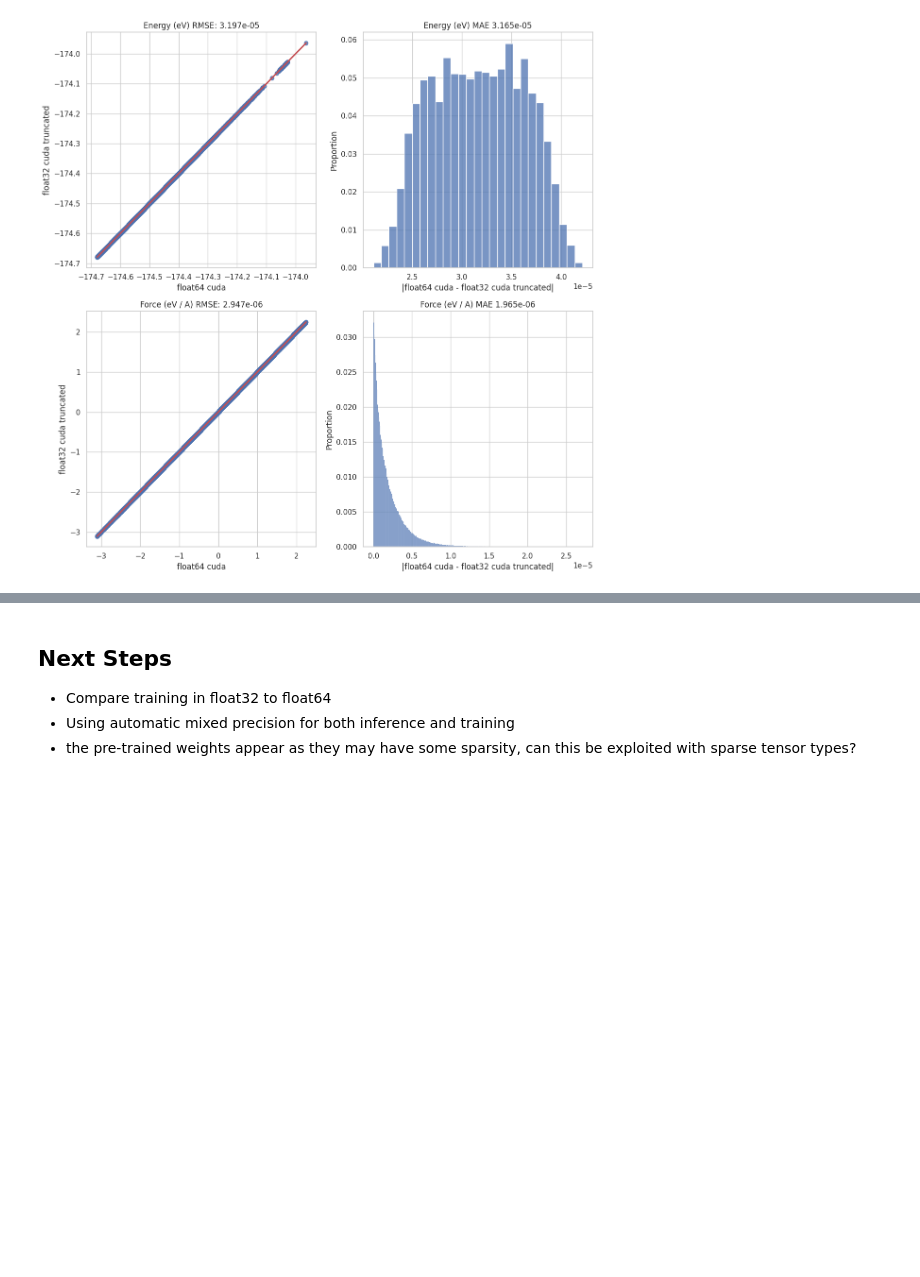
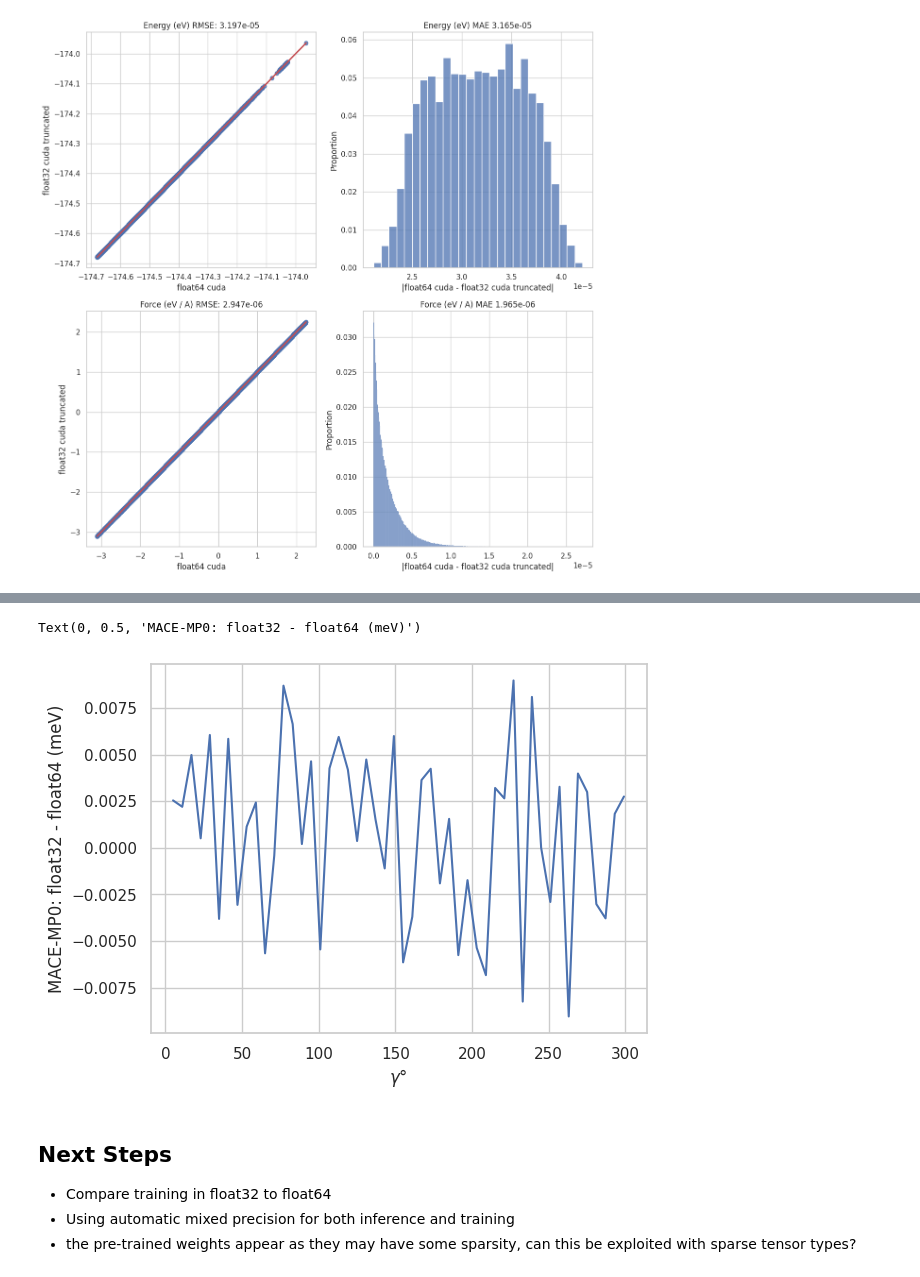
Before and after one commit to hatemhelal/mace, a Jupyter notebook: experiments/mp_numerics.ipynb, the cells around one changed output, grey strips where cells are left out. Saved outputs shown, nothing was run; the diff lists cells and outputs as text; code cells hidden in the pictures; blank space fills up the shorter version.

```diff
--- a/experiments/mp_numerics.ipynb
+++ b/experiments/mp_numerics.ipynb
@@ -187,3 +249,9 @@ compare(fp64_cuda, data)
+# %%
+sns.lineplot(df["MACE-MP0 float32"] - df["MACE-MP0 float64"])
+plt.ylabel("MACE-MP0: float32 - float64 (meV)")
+# %% [output]
+Text(0, 0.5, 'MACE-MP0: float32 - float64 (meV)')
+[figure, added]
 # %% [markdown]
 ## Next Steps
 
```
Also changed, not shown: parts of 5 cells of this notebook.
